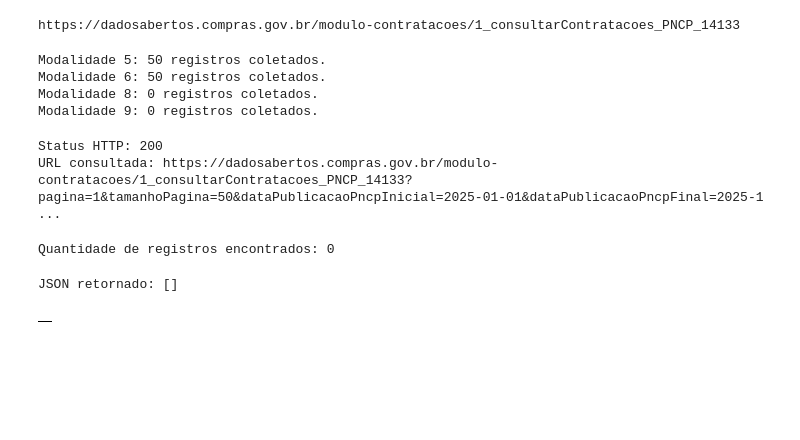
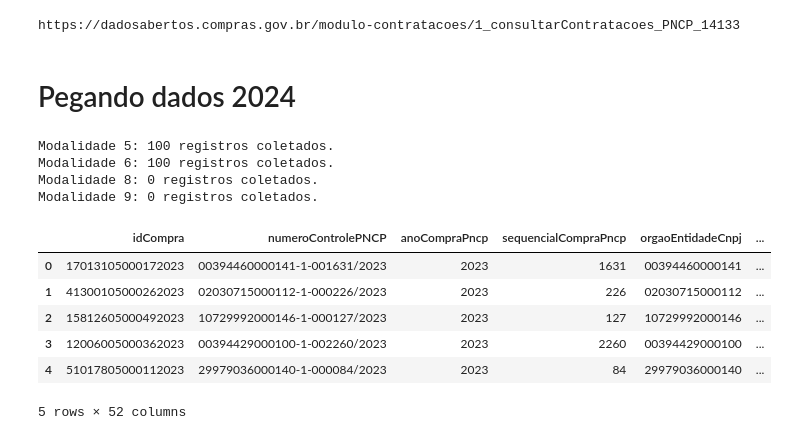
Before and after one commit to VictorLapaDev/Faculdade, a Jupyter notebook: 2-Semestre/4 Feira - Arquitetura de Dados/26.09.09/notebook.ipynb, the cells around one changed output. Saved outputs shown, nothing was run; the diff lists cells and outputs as text; code cells hidden in the pictures; blank space fills up the shorter version.

```diff
--- a/2-Semestre/4 Feira - Arquitetura de Dados/26.09.09/notebook.ipynb
+++ b/2-Semestre/4 Feira - Arquitetura de Dados/26.09.09/notebook.ipynb
@@ -60,3 +57,5 @@ def extrair_registros(json_resposta):
             return json_resposta[chave]
 
     return []
+# %% [markdown]
+# Pegando dados 2024
@@ -65,9 +67,9 @@ def extrair_registros(json_resposta):
 for modalidade in modalidades:
     params = {
         "pagina": 1,
-        "tamanhoPagina": 50,
-        "dataPublicacaoPncpInicial": "2025-01-01",
-        "dataPublicacaoPncpFinal": "2025-12-31",
+        "tamanhoPagina": 100,
+        "dataPublicacaoPncpInicial": "2024-01-01",
+        "dataPublicacaoPncpFinal": "2024-12-31",
         "codigoModalidade": modalidade
     }
 
@@ -85,49 +87,22 @@ for modalidade in modalidades:
             f"Modalidade {modalidade}: {len(registros)} registros coletados."
         )
 # %% [output]
-Modalidade 5: 50 registros coletados.
-Modalidade 6: 50 registros coletados.
+Modalidade 5: 100 registros coletados.
+Modalidade 6: 100 registros coletados.
 Modalidade 8: 0 registros coletados.
 Modalidade 9: 0 registros coletados.
-# %%
-resposta = requests.get(
-    url,
-    params=params,
-    timeout=60
-)
-
-print("Status HTTP:", resposta.status_code)
-print("URL consultada:", resposta.url)
-# %% [output]
-Status HTTP: 200
-URL consultada: https://dadosabertos.compras.gov.br/modulo-contratacoes/1_consultarContratacoes_PNCP_14133?pagina=1&tamanhoPagina=50&dataPublicacaoPncpInicial=2025-01-01&dataPublicacaoPncpFinal=2025-1 ...
-# %%
-def extrair_registros(json_resposta):
-    if isinstance(json_resposta, list):
-        return json_resposta
-
-    if not isinstance(json_resposta, dict):
-        return []
-
-    for chave in ["resultado", "resultados", "data", "content"]:
-        if chave in json_resposta and isinstance(json_resposta[chave], list):
-            return json_resposta[chave]
-
-    return []
-
-
-registros = extrair_registros(dados)
-
-print("Quantidade de registros encontrados:", len(registros))
-# %% [output]
-Quantidade de registros encontrados: 0
 # %%
-print("JSON retornado:", registros)
-df = pd.json_normalize(registros)
-df.head()
+# print("JSON retornado:", registros)
+df_24 = pd.json_normalize(todos_registros)
+df_24.head()
 # %% [output]
+|  | idCompra | numeroControlePNCP | anoCompraPncp | sequencialCompraPncp | orgaoEntidadeCnpj | ... |
+| 0 | 17013105000172023 | 00394460000141-1-001631/2023 | 2023 | 1631 | 00394460000141 | ... |
+| 1 | 41300105000262023 | 02030715000112-1-000226/2023 | 2023 | 226 | 02030715000112 | ... |
+| 2 | 15812605000492023 | 10729992000146-1-000127/2023 | 2023 | 127 | 10729992000146 | ... |
+| 3 | 12006005000362023 | 00394429000100-1-002260/2023 | 2023 | 2260 | 00394429000100 | ... |
+| 4 | 51017805000112023 | 29979036000140-1-000084/2023 | 2023 | 84 | 29979036000140 | ... |
-JSON retornado: []
+5 rows × 52 columns
-|  |
 # %%
 #for i in todos_registros:
     #print(i)
```
Also changed, not shown: parts of 15 cells of this notebook.
